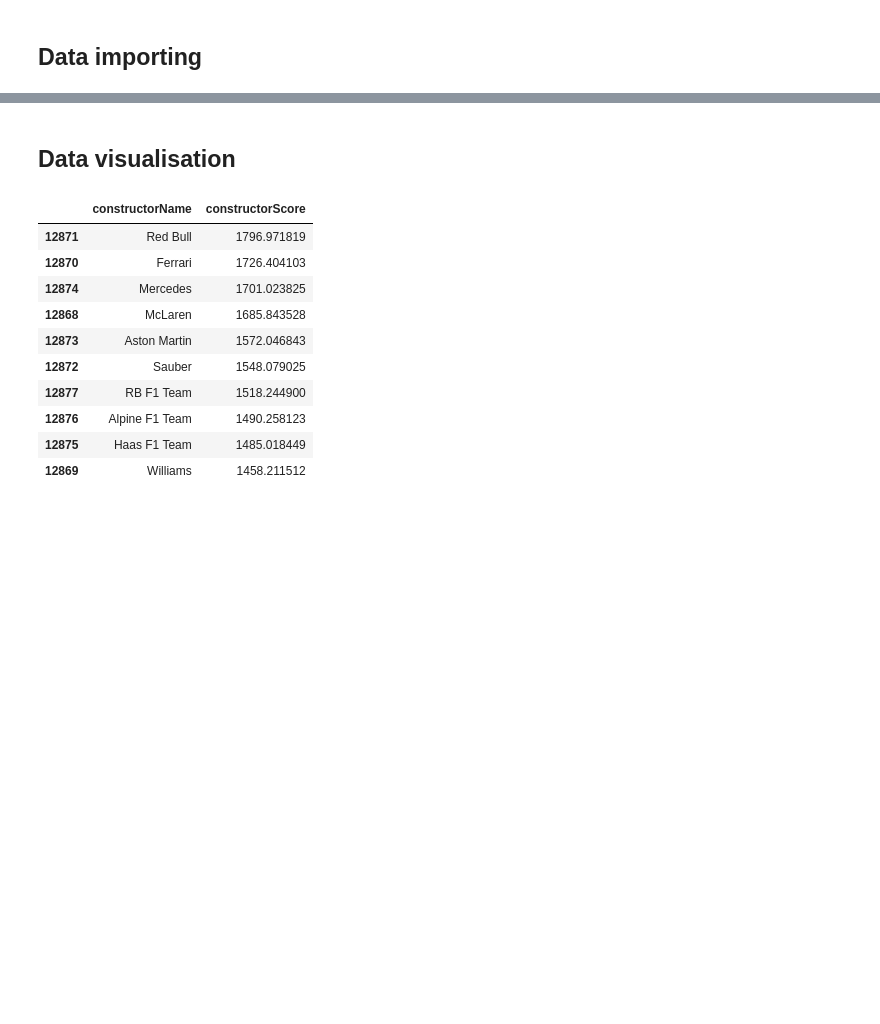
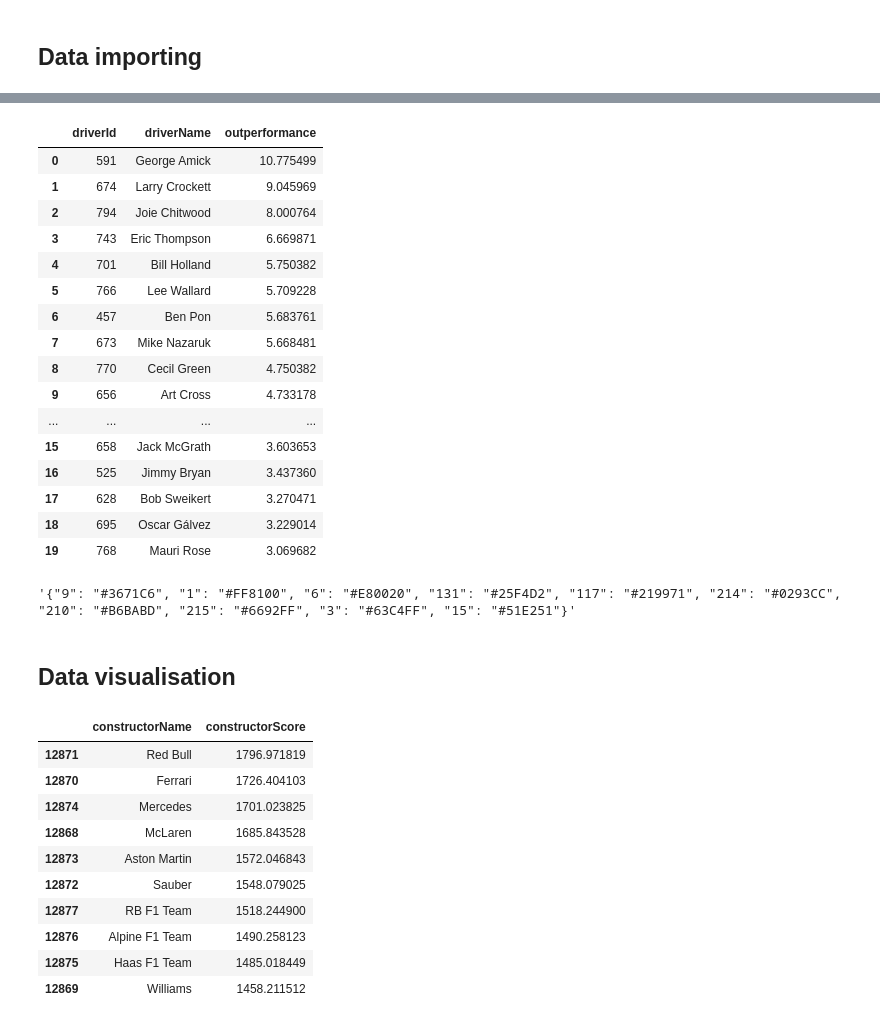
Before and after one commit to mwtmurphy/f1-rating-system, a Jupyter notebook: notebooks/prototyping.ipynb, the cells around one changed output, grey strips where cells are left out. Drawn from its saved outputs; the diff is of its cells as text; code cells hidden in the pictures; blank space fills up the shorter version.

```diff
--- a/notebooks/prototyping.ipynb
+++ b/notebooks/prototyping.ipynb
@@ -23,3 +23,28 @@ with open("params.yaml") as conf_file:
 mod_df = pd.read_csv(CONFIG["data"]["modelled_path"])
 constructors_df = pd.read_csv(CONFIG["data"]["constructors_csv"])[["constructorId", "name"]].rename(columns={"name": "constructorName"})
 drivers_df = pd.read_csv(CONFIG["data"]["drivers_csv"])[["driverId", "driverRef"]]
+
+mod_df = pd.read_csv(CONFIG["data"]["modelled_path"])
+
+# replace driver ID with driver name for visualisation
+drivers_df = pd.read_csv(CONFIG["data"]["drivers_csv"])[["driverId", "forename", "surname"]]
+drivers_df["driverName"] = drivers_df[["forename", "surname"]].apply(lambda row: " ".join(row), axis=1)
+vis_df = mod_df.merge(drivers_df[["driverId", "driverName"]], on=["driverId"], how="left")
+
+con_df = pd.read_csv(CONFIG["data"]["constructors_csv"])[["constructorId", "name"]]
+con_df = con_df.rename(columns={"name": "constructorName"})
+vis_df = vis_df.merge(con_df, on="constructorId", how="left")
+# %%
+vis_df["outperformance"] = vis_df["actual"] - vis_df["expected"]
+out_df = vis_df.groupby("driverId")["outperformance"].mean().reset_index()
+count_df = vis_df.groupby("driverId").size().reset_index().rename(columns={0: "races"})
+max_df = vis_df.groupby("driverId")["driverScore"].max().reset_index().rename(columns={"driverScore": "maxScore"})
+
+agg_df = vis_df.groupby(["driverId", "driverName"])["driverScore"].mean().reset_index().rename(columns={"driverScore": "meanScore"})
+agg_df = agg_df.merge(out_df, on="driverId", how="left").merge(count_df, on="driverId", how="left").merge(max_df, on="driverId", how="left")
+agg_df = agg_df[["driverId", "driverName", "races", "meanScore", "outperformance", "maxScore"]]
+
+goat_df = agg_df.sort_values("meanScore", ascending=False).head(20).reset_index(drop=True)
+goat_hist_df = vis_df[vis_df["driverId"].isin(goat_df["driverId"])]
+
+goat_hist_df.head()
@@ -25,0 +58,22 @@ drivers_df = pd.read_csv(CONFIG["data"]["drivers_csv"])[["driverId", "driverRef"
+# %%
+
+vis_df["outperformance"] = vis_df["actual"] - vis_df["expected"]
+vis_df.groupby(["driverId", "driverName"])["outperformance"].mean().reset_index().sort_values("outperformance", ascending=False).reset_index(drop=True).head(20)
+# %% [output]
+|  | driverId | driverName | outperformance |
+| 0 | 591 | George Amick | 10.775499 |
+| 1 | 674 | Larry Crockett | 9.045969 |
+| 2 | 794 | Joie Chitwood | 8.000764 |
+| 3 | 743 | Eric Thompson | 6.669871 |
+| 4 | 701 | Bill Holland | 5.750382 |
+| 5 | 766 | Lee Wallard | 5.709228 |
+| 6 | 457 | Ben Pon | 5.683761 |
+| 7 | 673 | Mike Nazaruk | 5.668481 |
+| 8 | 770 | Cecil Green | 4.750382 |
+| 9 | 656 | Art Cross | 4.733178 |
+| ... | ... | ... | ... |
+| 15 | 658 | Jack McGrath | 3.603653 |
+| 16 | 525 | Jimmy Bryan | 3.437360 |
+| 17 | 628 | Bob Sweikert | 3.270471 |
+| 18 | 695 | Oscar Gálvez | 3.229014 |
+| 19 | 768 | Mauri Rose | 3.069682 |
@@ -26,3 +82,18 @@ drivers_df = pd.read_csv(CONFIG["data"]["drivers_csv"])[["driverId", "driverRef"
+# %%
+# constructor colours
+con_df = pd.DataFrame({
+    "constructorId": [9, 1, 6, 131, 117, 214, 210, 215, 3, 15],
+    "colour": ['#3671C6', '#FF8100', '#E80020', '#25F4D2', '#219971', '#0293CC', '#B6BABD', '#6692FF', '#63C4FF', '#51E251']
+})
+
+import json
+
+con_dict = {id: col for _, (id, col) in con_df.iterrows()}
+
+
+json.dumps(con_dict)
+# %% [output]
+'{"9": "#3671C6", "1": "#FF8100", "6": "#E80020", "131": "#25F4D2", "117": "#219971", "214": "#0293CC", "210": "#B6BABD", "215": "#6692FF", "3": "#63C4FF", "15": "#51E251"}'
 # %% [markdown]
 ## Data visualisation
 # %%
```
Also changed, not shown: parts of 3 cells of this notebook, 18 other files.
